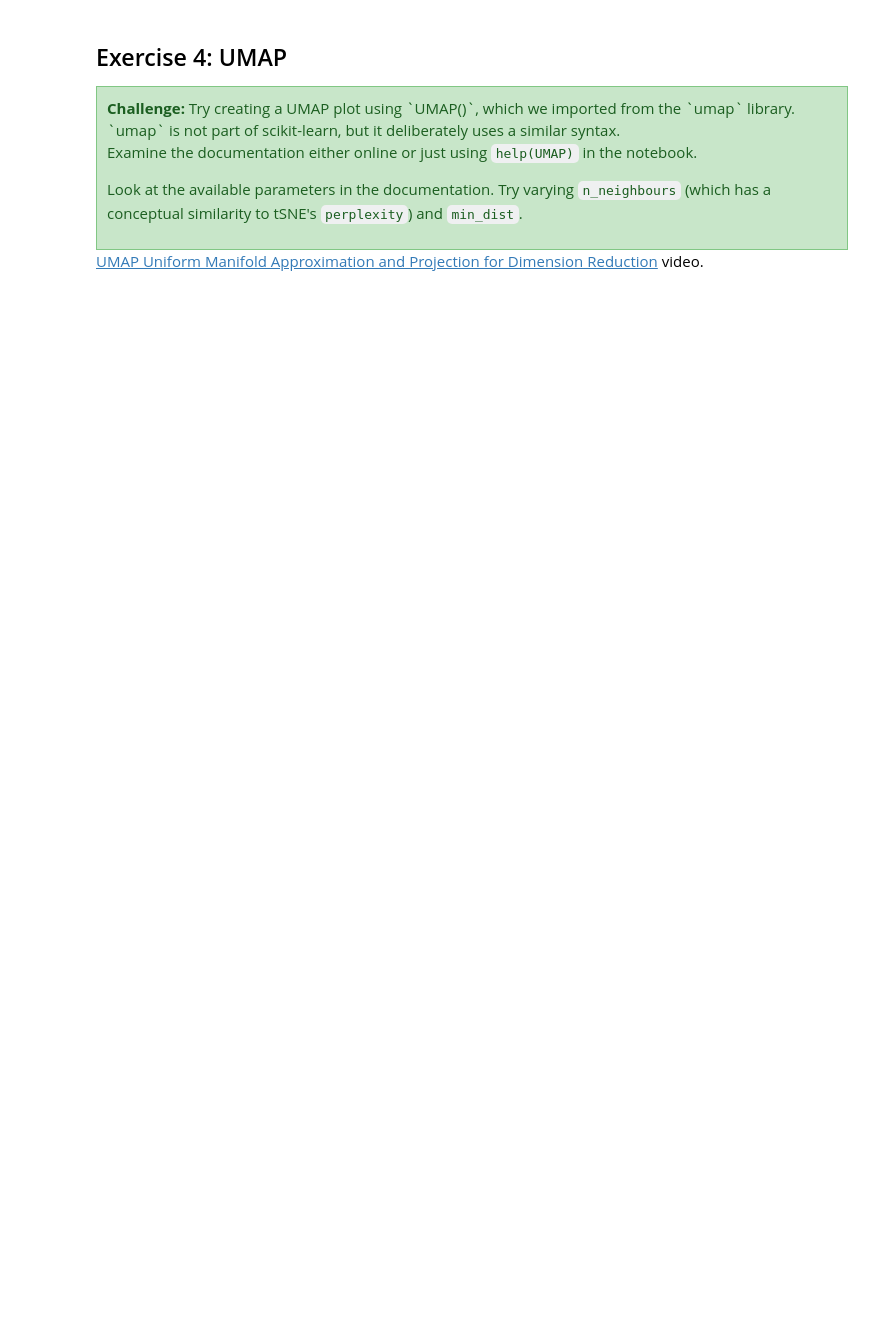
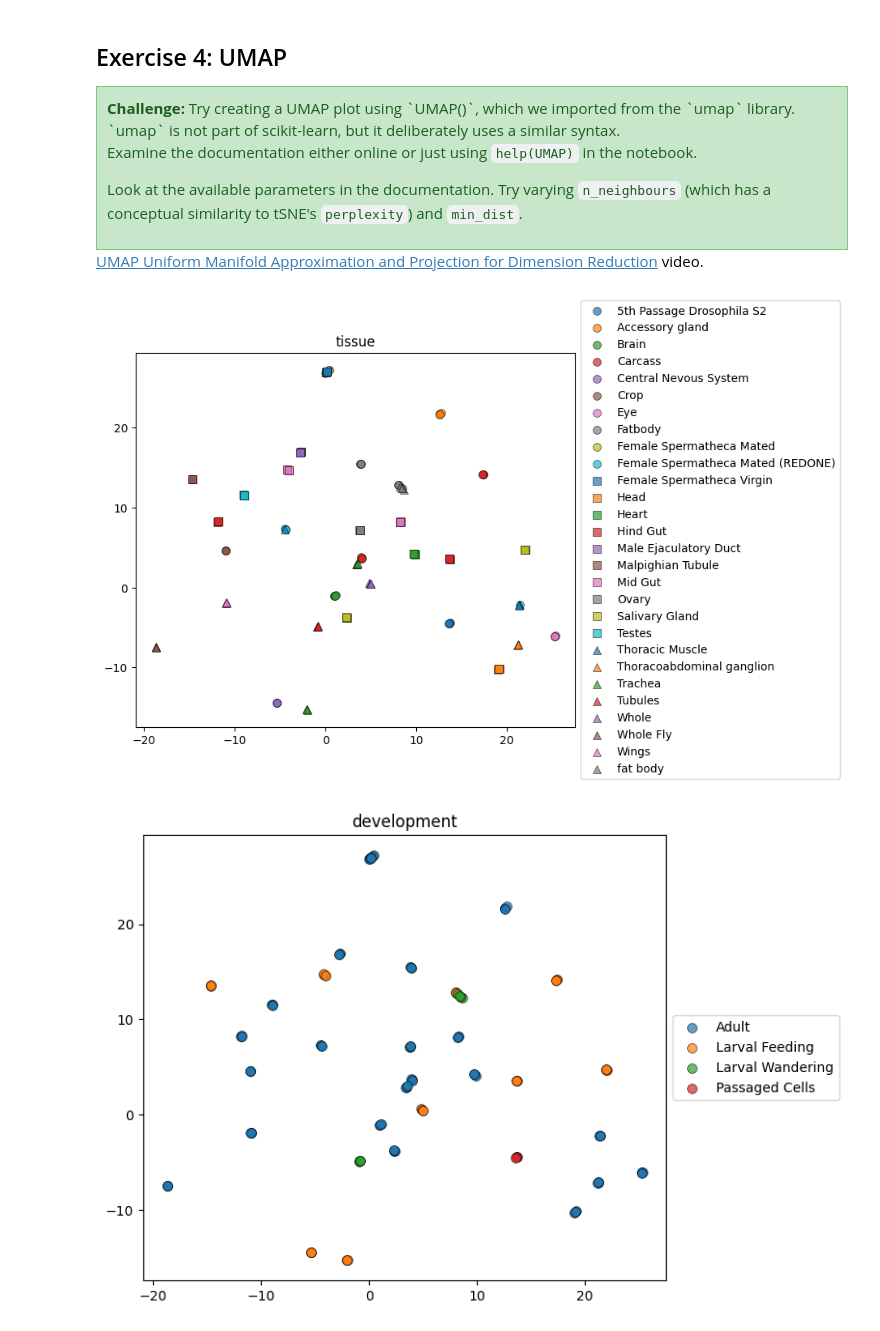
Before and after one commit to melbournebioinformatics/COMP90014_2025, a Jupyter notebook: tutorials/week10/Week_10_Dimensionality.ipynb, the cells around one changed output. Cells and saved outputs as stored; diff of their text form; code cells hidden in the pictures; blank space fills up the shorter version.

```diff
--- a/tutorials/week10/Week_10_Dimensionality.ipynb
+++ b/tutorials/week10/Week_10_Dimensionality.ipynb
@@ -324,3 +400,15 @@ raise NotImplementedError
+# %%
+# YOUR CODE HERE
+### BEGIN SOLUTION
+reducer = umap.UMAP(n_components=2, n_neighbors=4)  # try with different n_neighbors eg 4, 10
+result = reducer.fit_transform(log_expression.values.T)
+result_df = pd.DataFrame(result, index=input_df.index.to_list())
+plot_two_dimensions(result_df, meta, 'tissue')
+plot_two_dimensions(result_df, meta, 'development')
+### END SOLUTION
+# %% [output]
+[figure, added]
+[figure, added]
 # %% [markdown]
 ## Extension: Linear Discriminant Analysis (LDA)
 
```
Also changed, not shown: parts of 15 cells of this notebook, 1 other file.
